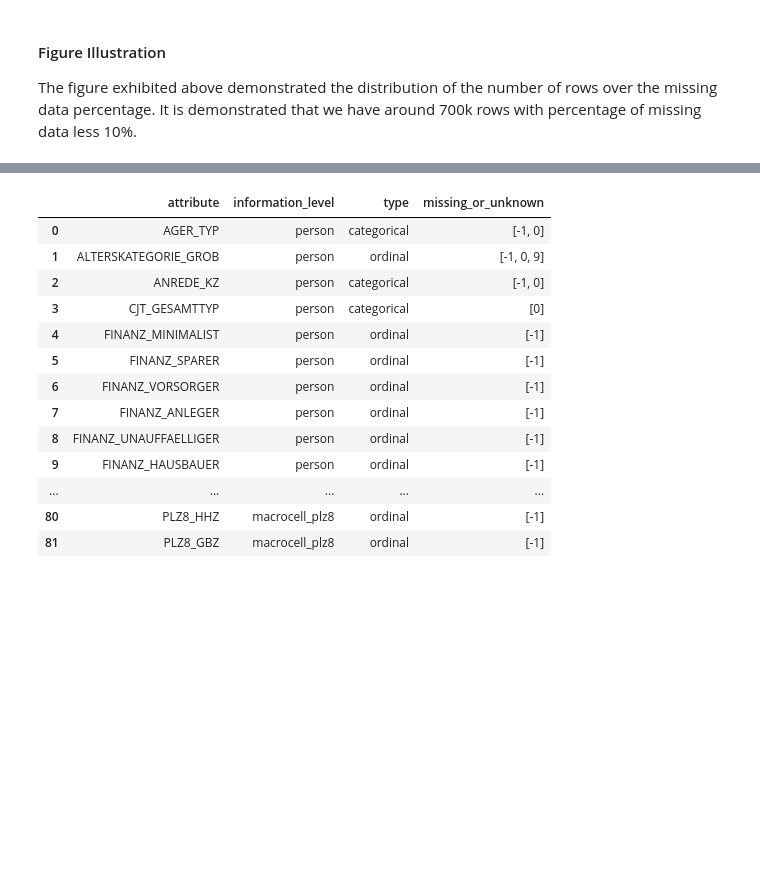
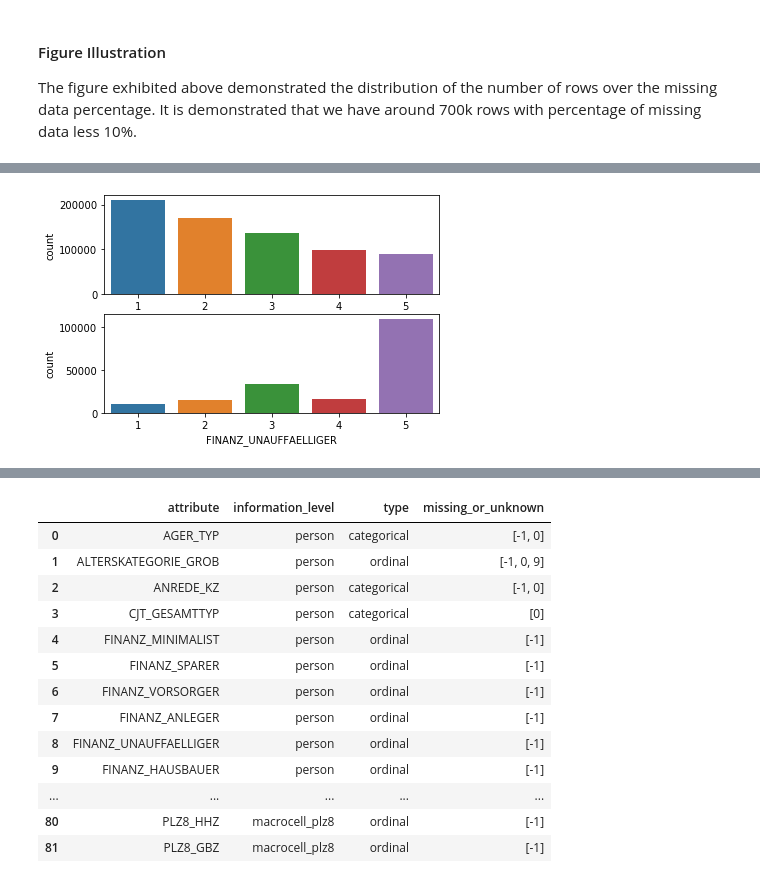
Before and after one commit to ahmedag91/Customer-Segmentation-Using-ML, a Jupyter notebook: Identify_Customer_Segments.ipynb, the cells around one changed output, grey strips where cells are left out. Drawn from its saved outputs; the diff is of its cells as text; code cells hidden in the pictures; blank space fills up the shorter version.

```diff
--- a/Identify_Customer_Segments.ipynb
+++ b/Identify_Customer_Segments.ipynb
@@ -321,0 +336,4 @@ From the figure shown above, the data now looks completely clean, i.e., it is qu
+# %%
+chart_plotting('FINANZ_UNAUFFAELLIGER', azdias_above_thresh, azdias_below_thresh)
+# %% [output]
+[figure, added]
```
Also changed, not shown: parts of 14 cells of this notebook.
